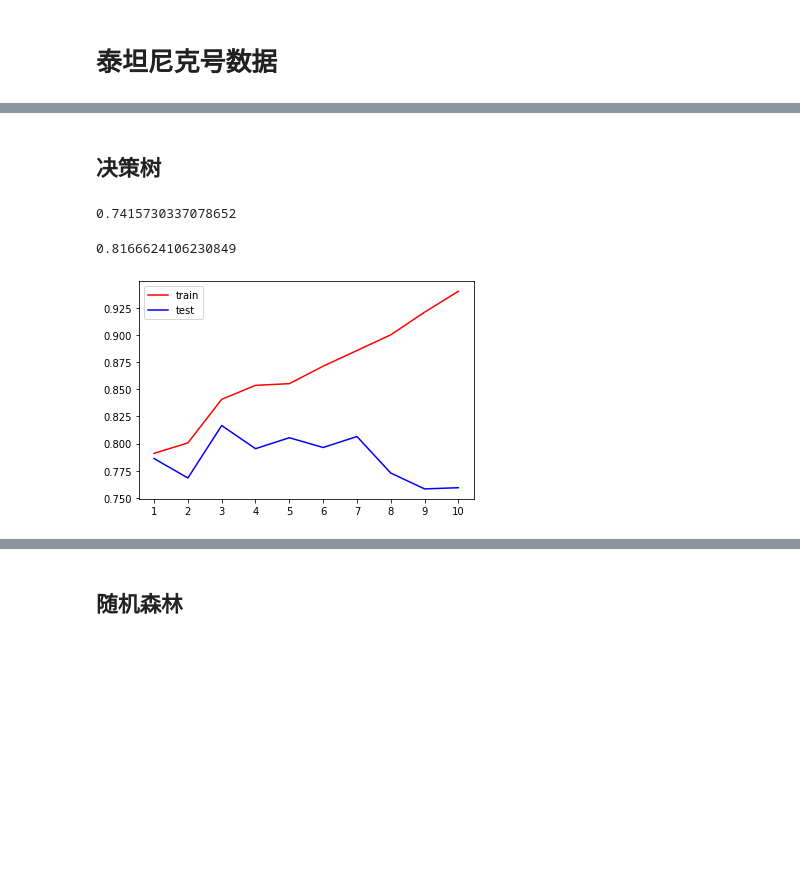
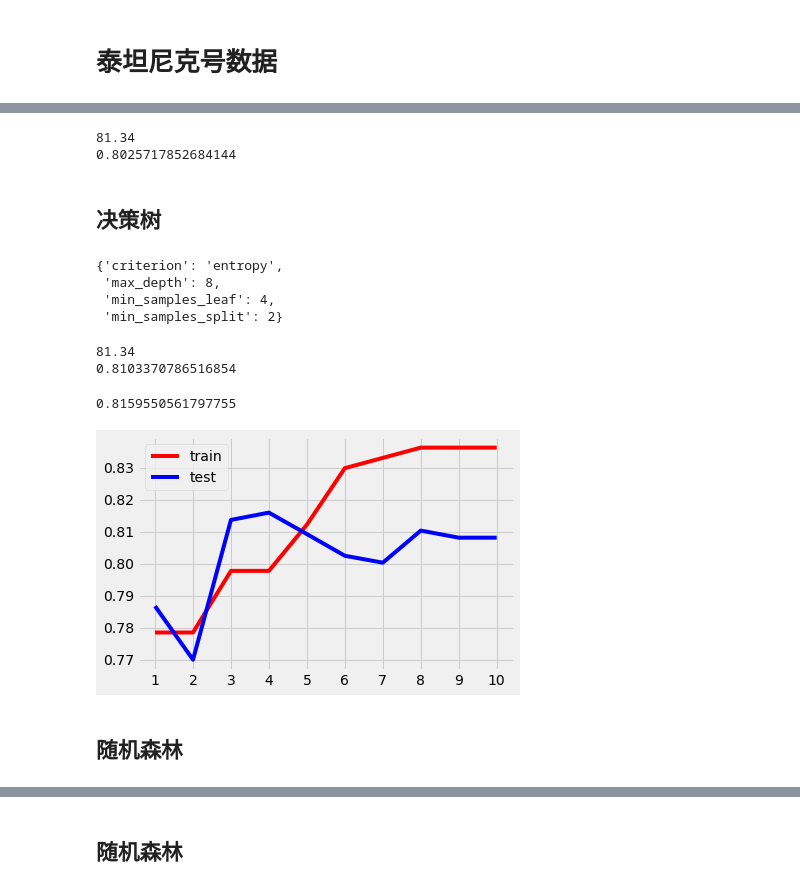
Before and after one commit to monkeyhlj/machine_learning_bymyself, a Jupyter notebook: MachineLearningCourseWork/泰坦尼克号数据集.ipynb, the cells around one changed output, grey strips where cells are left out. Saved outputs shown, nothing was run; the diff lists cells and outputs as text; code cells hidden in the pictures; blank space fills up the shorter version.

```diff
--- a/MachineLearningCourseWork/泰坦尼克号数据集.ipynb
+++ b/MachineLearningCourseWork/泰坦尼克号数据集.ipynb
@@ -49,0 +258,3 @@ data.loc[:,"Sex"] = (data["Sex"] == "male").astype("int")
+# %%
+#填补Embarked 用众数填
+data['Embarked'].fillna('S',inplace=True)
@@ -84,33 +506,74 @@ for i in [Xtrain,Xtest,Ytrain,Ytest]:
+# %%
+knn = KNeighborsClassifier(n_neighbors = 7)
+knn.fit(Xtrain, Ytrain)
+# Y_pred = knn.predict(Xtest)
+acc_knn = round(knn.score(Xtest, Ytest) * 100, 2)
+cross_knn = cross_val_score(knn,X,y,cv=10).mean()
+print(acc_knn)
+print(cross_knn)
+# %% [output]
+81.34
+0.8025717852684144
 # %% [markdown]
 ## 决策树
-# %%
-from sklearn.tree import DecisionTreeClassifier
-clf = DecisionTreeClassifier(random_state=25)
-clf = clf.fit(Xtrain,Ytrain)
-score = clf.score(Xtest,Ytest)
-
-score
-# %% [output]
-0.7415730337078652
+# %%
+#网格搜索
+from sklearn.model_selection import GridSearchCV
+
+# 设置可选参数
+param_grid = {'criterion':['entropy','gini'],
+             'max_depth':range(2,10),
+             'min_samples_leaf':range(1,10),
+             'min_samples_split':range(2,10)}
+# 设置网格
+GR = GridSearchCV(DecisionTreeClassifier(),param_grid,cv=5)
+
+# 建模
+GR.fit(Xtrain,Ytrain)
+
+# 输出接口  最优的取值
+GR.best_params_
+
+#{'criterion': 'entropy', 'max_depth': 8, 'min_samples_leaf': 3,'min_samples_split': 9}
+# %% [output]
+{'criterion': 'entropy',
+ 'max_depth': 8,
+ 'min_samples_leaf': 4,
+ 'min_samples_split': 2}
+# %%
+decision_tree = DecisionTreeClassifier(criterion='entropy',max_depth=8,
+                            min_samples_leaf=4,min_samples_split=2).fit(Xtrain,Ytrain)
+# decision_tree.fit(Xtrain, Ytrain)
+acc_decision_tree = round(decision_tree.score(Xtest, Ytest) * 100, 2)
+cross_decision_tree = cross_val_score(decision_tree,X,y,cv=10).mean()
+print(acc_decision_tree)
+print(cross_decision_tree)
+# %% [output]
+81.34
+0.8103370786516854
 # %%
 tr=[]
 te=[]
 for i in range(10):
-    clf = DecisionTreeClassifier(random_state=25
-                                ,max_depth=i+1
+    clf = DecisionTreeClassifier(
+                                max_depth=i+1
                                 ,criterion="entropy"
+                                 ,min_samples_leaf=4
+                                 ,min_samples_split=2
                                 )
     clf.fit(Xtrain,Ytrain)
     score_tr = clf.score(Xtrain,Ytrain)
-    score_te = cross_val_score(clf,x,y,cv=10).mean()
+    score_te = cross_val_score(clf,X,y,cv=10).mean()
     tr.append(score_tr)
     te.append(score_te)
 print(max(te))
 plt.plot(range(1,11),tr,color="red",label="train")
 plt.plot(range(1,11),te,color="blue",label="test")
 plt.xticks(range(1,11))#显示x轴1-10的标尺
 plt.legend()
 plt.show()
 # %% [output]
-0.8166624106230849
+0.8159550561797755
-[figure, old version]
+[figure, new version]
+# %% [markdown]
+## 随机森林
```
Also changed, not shown: parts of 59 cells of this notebook, 30 other files.
